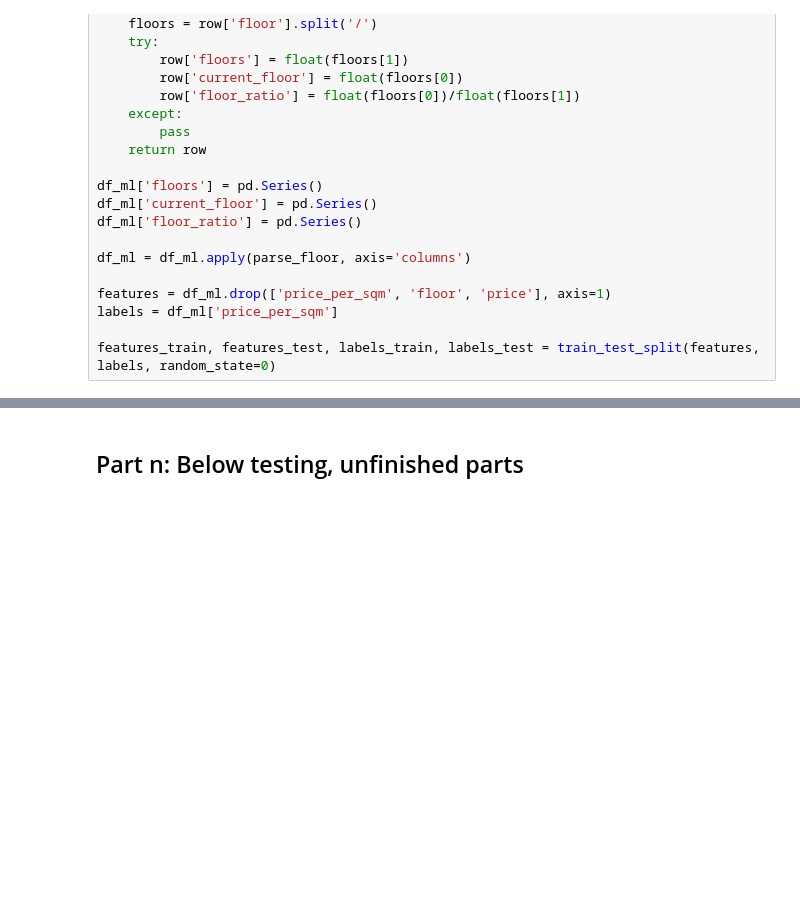
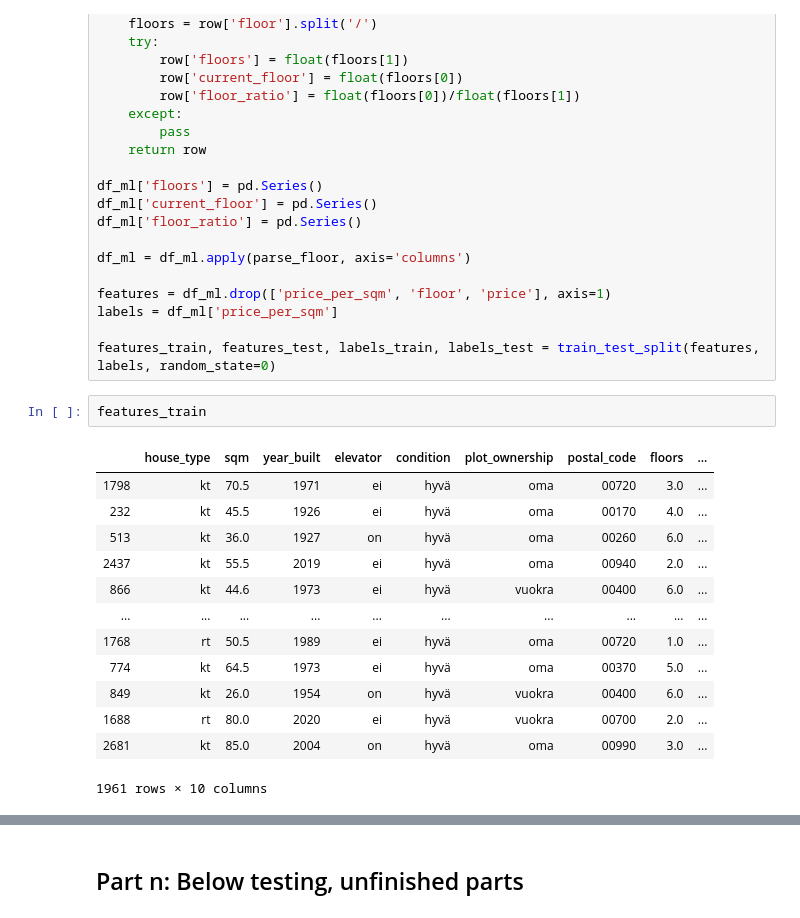
Before and after one commit to modjas/real_estate_prices_project, a Jupyter notebook: real_estate_prices_project.ipynb, the cells around one changed output, grey strips where cells are left out. Cells and saved outputs as stored; diff of their text form; blank space fills up the shorter version.

```diff
--- a/real_estate_prices_project.ipynb
+++ b/real_estate_prices_project.ipynb
@@ -149,4 +150,20 @@ features = df_ml.drop(['price_per_sqm', 'floor', 'price'], axis=1)
 labels = df_ml['price_per_sqm']
 
 features_train, features_test, labels_train, labels_test = train_test_split(features, labels, random_state=0)
+# %%
+features_train
+# %% [output]
+|  | house_type | sqm | year_built | elevator | condition | plot_ownership | postal_code | floors | ... |
+| 1798 | kt | 70.5 | 1971 | ei | hyvä | oma | 00720 | 3.0 | ... |
+| 232 | kt | 45.5 | 1926 | ei | hyvä | oma | 00170 | 4.0 | ... |
+| 513 | kt | 36.0 | 1927 | on | hyvä | oma | 00260 | 6.0 | ... |
+| 2437 | kt | 55.5 | 2019 | ei | hyvä | oma | 00940 | 2.0 | ... |
+| 866 | kt | 44.6 | 1973 | ei | hyvä | vuokra | 00400 | 6.0 | ... |
+| ... | ... | ... | ... | ... | ... | ... | ... | ... | ... |
+| 1768 | rt | 50.5 | 1989 | ei | hyvä | oma | 00720 | 1.0 | ... |
+| 774 | kt | 64.5 | 1973 | ei | hyvä | oma | 00370 | 5.0 | ... |
+| 849 | kt | 26.0 | 1954 | on | hyvä | vuokra | 00400 | 6.0 | ... |
+| 1688 | rt | 80.0 | 2020 | ei | hyvä | vuokra | 00700 | 2.0 | ... |
+| 2681 | kt | 85.0 | 2004 | on | hyvä | oma | 00990 | 3.0 | ... |
+1961 rows × 10 columns
 # %%
```
Also changed, not shown: parts of 4 cells of this notebook.
